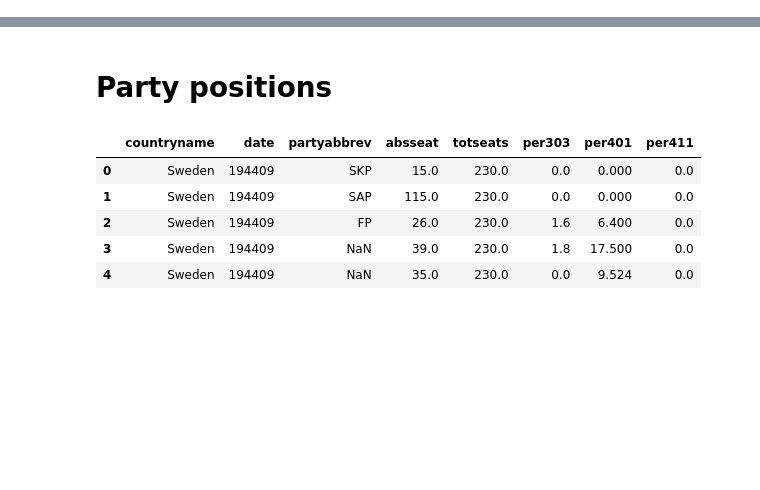
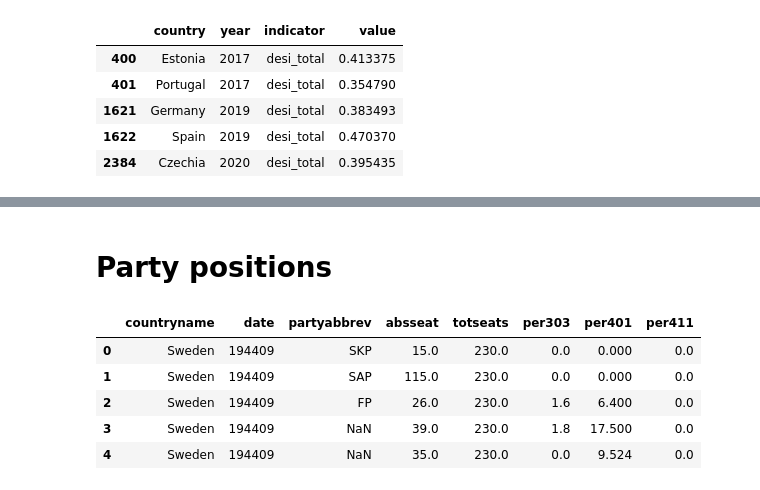
Before and after one commit to aneleh-cikab/saas-in-european-public-sector, a Jupyter notebook: scripts/04-county-data-cleaning.ipynb, the cells around one changed output, grey strips where cells are left out. Cells and saved outputs as stored; diff of their text form; code cells hidden in the pictures; blank space fills up the shorter version.

```diff
--- a/scripts/04-county-data-cleaning.ipynb
+++ b/scripts/04-county-data-cleaning.ipynb
@@ -629,3 +632,14 @@ There are 2 missing values for population
 | Sweden | 9644864.0 | 9747355.0 | 9851017.0 | 9995153.0 | 10120242.0 | 10230185.0 | 10327589.0 | 10379295.0 | 10452326.0 | 10083114.0 | ... |
 | Switzerland | 8139631.0 | 8237666.0 | 8327126.0 | 8419550.0 | 8484130.0 | 8544527.0 | 8606033.0 | 8670300.0 | 8736510.0 | 8462830.3 | ... |
 | United Kingdom | 64351203.0 | 64853393.0 | 65379044.0 | 65844142.0 | 66273576.0 | 66647112.0 | 67025542.0 | NaN | NaN | 65767716.0 | ... |
+# %%
+# DESI
+
+desi.head()
+# %% [output]
+|  | country | year | indicator | value |
+| 400 | Estonia | 2017 | desi_total | 0.413375 |
+| 401 | Portugal | 2017 | desi_total | 0.354790 |
+| 1621 | Germany | 2019 | desi_total | 0.383493 |
+| 1622 | Spain | 2019 | desi_total | 0.470370 |
+| 2384 | Czechia | 2020 | desi_total | 0.395435 |
```
Also changed, not shown: parts of 12 cells of this notebook, 1 other file.
